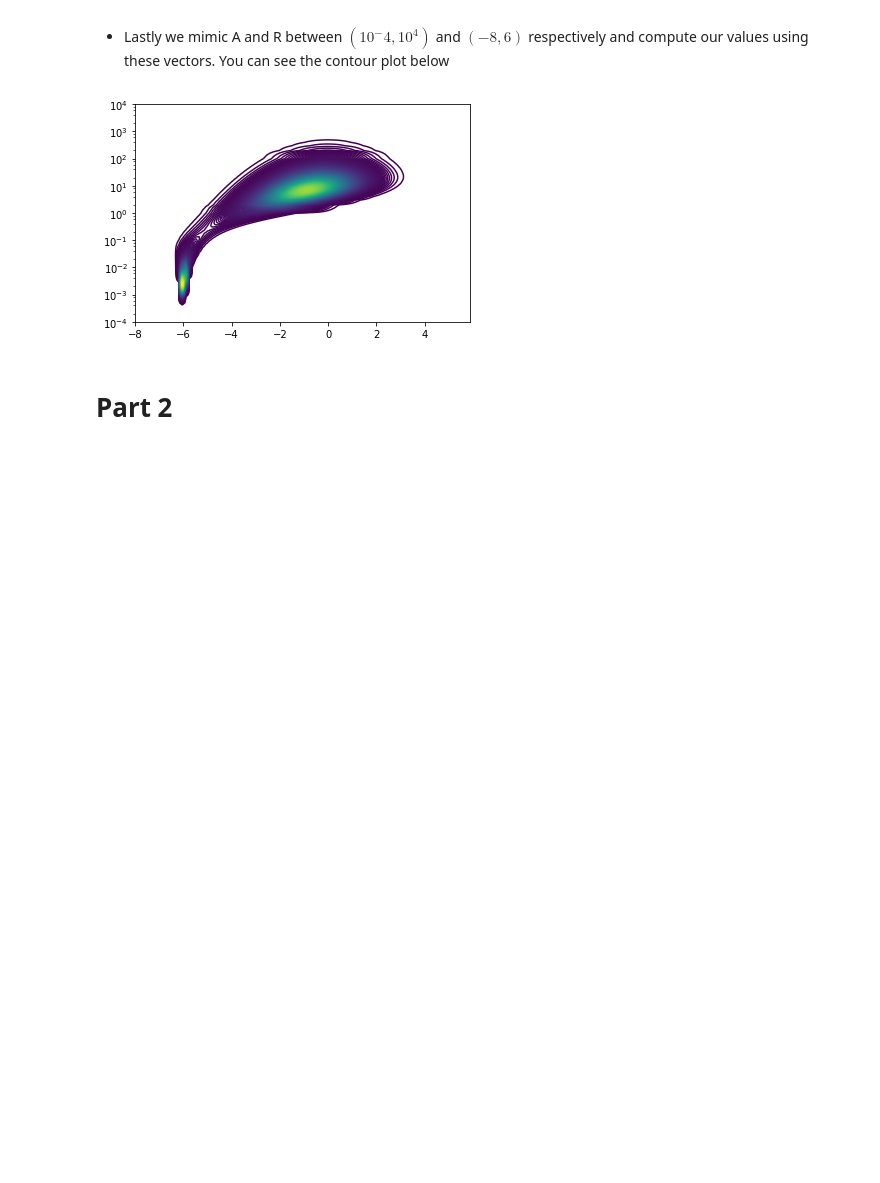
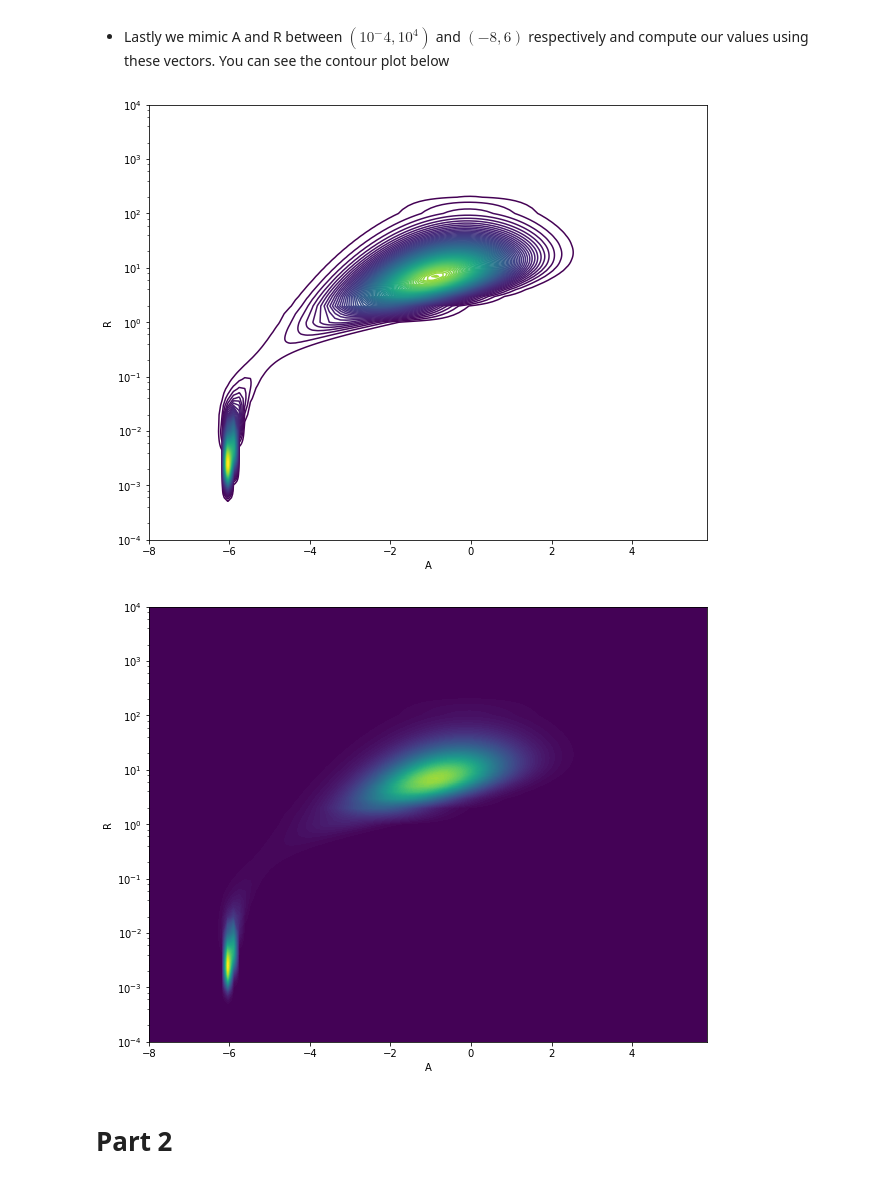
Before and after one commit to CMPE547-Spring-2017-Bogazici/hw5, a Jupyter notebook: Project 5.ipynb, the cells around one changed output. Drawn from its saved outputs; the diff is of its cells as text; code cells hidden in the pictures; blank space fills up the shorter version.

```diff
--- a/Project 5.ipynb
+++ b/Project 5.ipynb
@@ -112,6 +112,7 @@ p(A, R, x_1=-6 , x_0=0)& \propto &p(x_1 | x_0, A, R) p(A) p(R)\\[10pt]
 
 * Lastly we mimic A and R between $(10^-4,10^4)$ and $(-8,6)$ respectively and compute our values using these vectors. You can see the contour plot below
 # %%
+from __future__ import division
 import numpy as np
 import matplotlib.pyplot as plt
 import pandas as pd
@@ -119,35 +120,46 @@ import scipy.special as sps
 
 from IPython.display import display, Math, Latex
 %matplotlib inline
 from IPython.core.interactiveshell import InteractiveShell
 #InteractiveShell.ast_node_interactivity = "last_expr"
 
 P = 1.2
 nu = 0.4
 beta = 100
 x_0 = 1
 x_1 = -6
 Z = []
 
 A = [-8 + x*(6-(-8))/100. for x in range(100)]
 R = [0.0001 + x*(0.01-(0.0001))/100. for x in range(100)] + \
     [0.01 + x*(1-(0.01))/100. for x in range(100)] + \
     [1 + x*(100-(1))/100. for x in range(100)] + \
     [100 + x*(10000-(100))/100. for x in range(100)]
 for r in R:
     temp = []
     for a in A:
         expression = (-0.5*x_1*x_1/r+x_0*x_1*a/r-0.5*x_0*x_0*a*a/r-0.5*np.log(2*np.pi*r))+\
                      (-0.5*a*a/P) +\
                      (-(nu+1)*np.log(r)-nu/(beta*r))
         temp.append(np.exp(expression))
     Z.append(temp)
 Z = np.array(Z)
-CS = plt.contour(A,R,Z,500)
+plt.figure(figsize=(10,8))
+CS = plt.contour(A,R,Z,100)
 plt.yscale('log')
+plt.xlabel('A')
+plt.ylabel('R')
 plt.show()
+
+plt.figure(figsize=(10,8))
+CS = plt.contourf(A,R,Z,100)
+plt.yscale('log')
+plt.xlabel('A')
+plt.ylabel('R')
+plt.show()
 # %% [output]
-[figure, old version]
+[figure, new version]
+[figure, added]
 # %% [markdown]
 # Part 2
 # %% [markdown]
```
Also changed, not shown: parts of 7 cells of this notebook.
